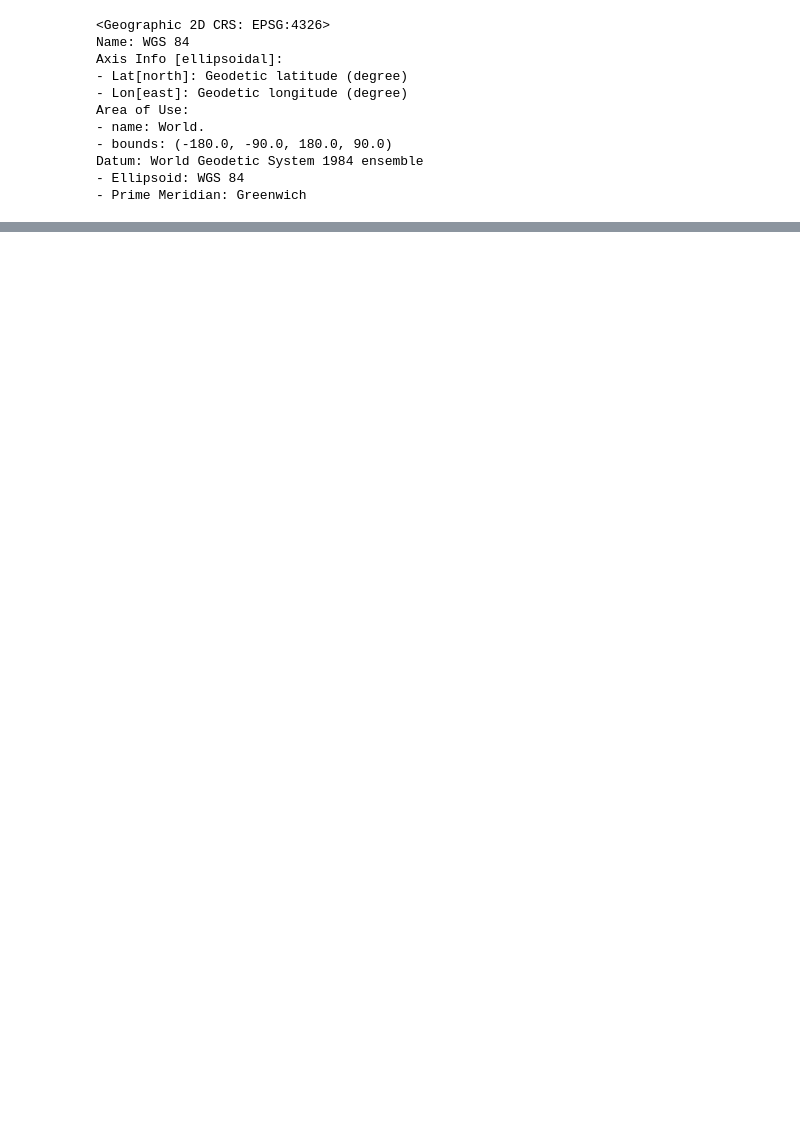
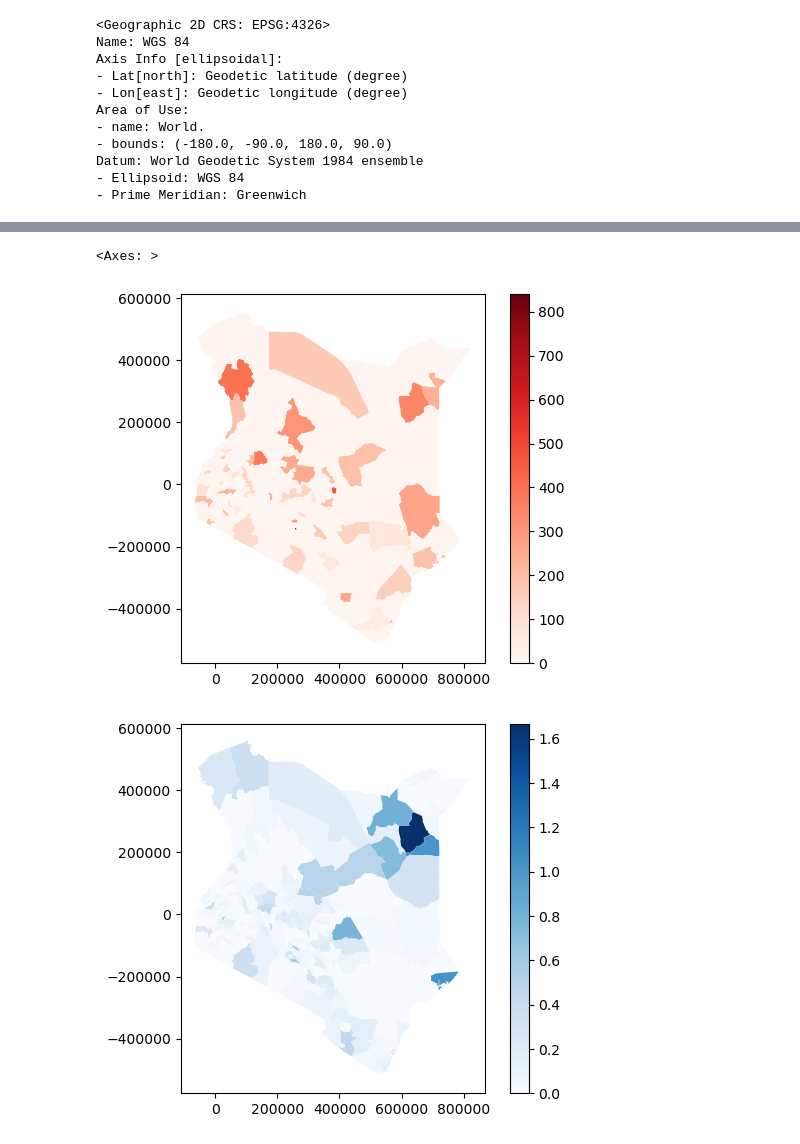
Before and after one commit to tomwaldin/east_africa_conflict_analysis, a Jupyter notebook: notebooks/exploratory_data_analysis.ipynb, the cells around one changed output, grey strips where cells are left out. Drawn from its saved outputs; the diff is of its cells as text; code cells hidden in the pictures; blank space fills up the shorter version.

```diff
--- a/notebooks/exploratory_data_analysis.ipynb
+++ b/notebooks/exploratory_data_analysis.ipynb
@@ -298,0 +345,7 @@ Datum: World Geodetic System 1984 ensemble
+# %%
+gdf.plot(column='conflict_rate_per_100k', legend=True, cmap='Reds')
+gdf.plot(column='police_per_10k', legend=True, cmap='Blues')
+# %% [output]
+<Axes: >
+[figure, added]
+[figure, added]
```
Also changed, not shown: parts of 23 cells of this notebook, 1 other file.
